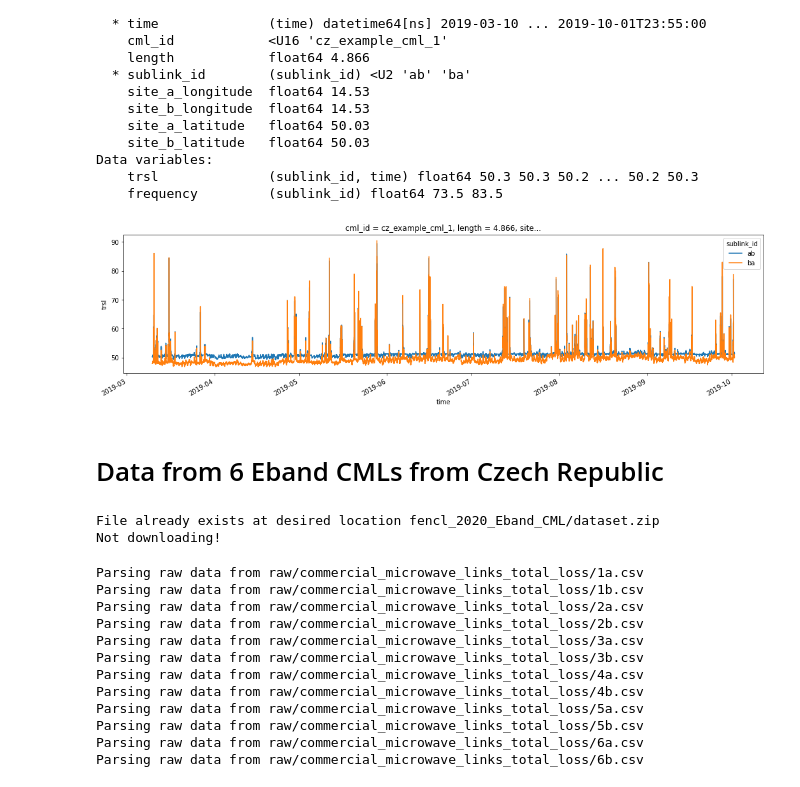
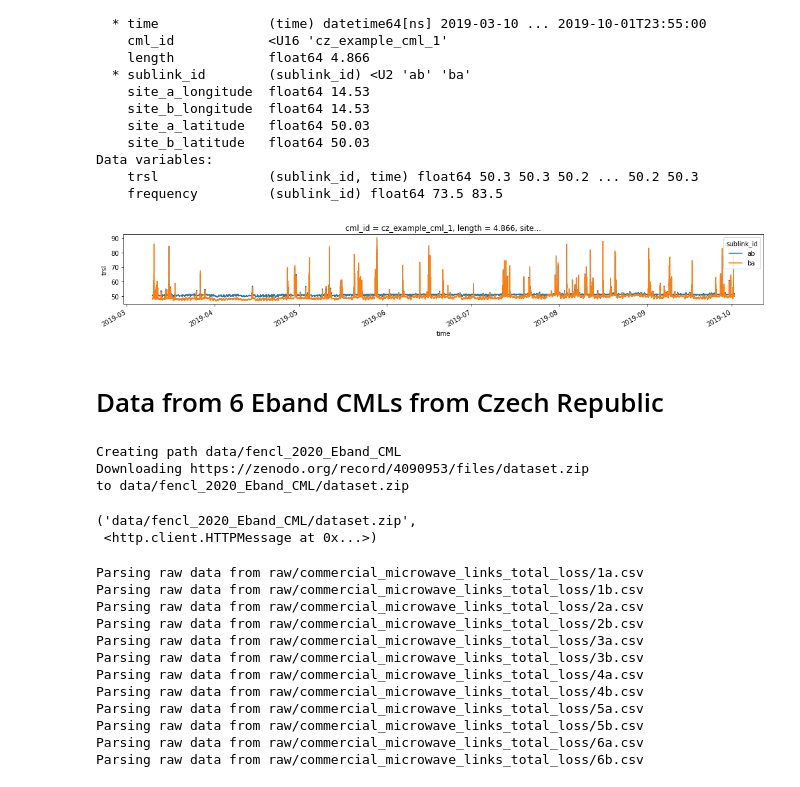
Before and after one commit to OpenSenseAction/OPENSENSE_sandbox, a Jupyter notebook: Explore existing datasets.ipynb, the cells around one changed output. Saved outputs shown, nothing was run; the diff lists cells and outputs as text; code cells hidden in the pictures.

```diff
--- a/Explore existing datasets.ipynb
+++ b/Explore existing datasets.ipynb
@@ -19,5 +20,5 @@ Not downloading!
 # %%
-ds = oddt.tranform_fencl_2021_Eband_data('fencl_2021_Eband_data/Dataset_1.0.0.zip')
+ds = oddt.tranform_fencl_2021_Eband_data('data/fencl_2021_Eband_data/Dataset_1.0.0.zip')
 ds
 # %% [output]
 <xarray.Dataset>
@@ -35,17 +36,20 @@ Data variables:
     trsl              (sublink_id, time) float64 50.3 50.3 50.2 ... 50.2 50.3
     frequency         (sublink_id) float64 73.5 83.5
 # %%
-ds.trsl.plot.line(x='time', figsize=(18,4));
+ds.trsl.plot.line(x='time', figsize=(18,2));
 # %% [output]
-[figure, old version]
+[figure, new version]
 # %% [markdown]
 # Data from 6 Eband CMLs from Czech Republic
 # %%
 oddt.download_fencl_2020_Eband_data(
-    local_path='fencl_2020_Eband_CML',
+    local_path='data/fencl_2020_Eband_CML',
     print_output=True,
 )
 # %% [output]
-File already exists at desired location fencl_2020_Eband_CML/dataset.zip
-Not downloading!
+Creating path data/fencl_2020_Eband_CML
+Downloading https://zenodo.org/record/4090953/files/dataset.zip
+to data/fencl_2020_Eband_CML/dataset.zip
+('data/fencl_2020_Eband_CML/dataset.zip',
+ <http.client.HTTPMessage at 0x...>)
 # %%
```
Also changed, not shown: parts of 22 cells of this notebook, 1 other file.
